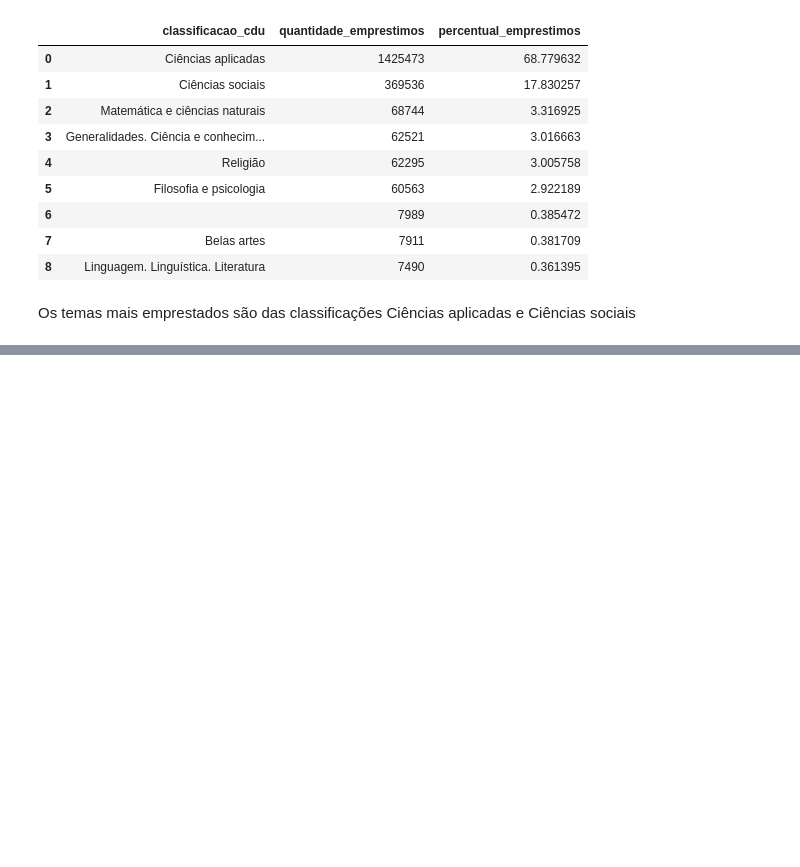
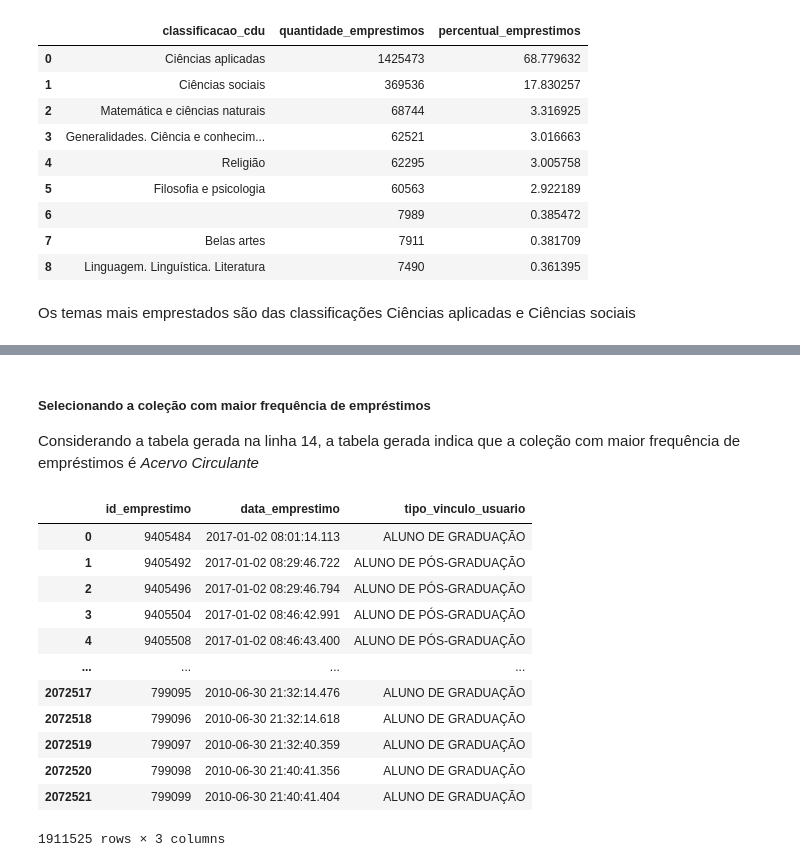
Before and after one commit to MaercioMamedes/_7DaysOfCode_Pandas, a Jupyter notebook: notebooks/analise_exploratoria.ipynb, the cells around one changed output, grey strips where cells are left out. Cells and saved outputs as stored; diff of their text form; code cells hidden in the pictures; blank space fills up the shorter version.

```diff
--- a/notebooks/analise_exploratoria.ipynb
+++ b/notebooks/analise_exploratoria.ipynb
@@ -324,0 +331,31 @@ Os temas mais emprestados são das classificações Ciências aplicadas e Ciênc
+# %% [markdown]
+##### Selecionando a coleção com maior frequência de empréstimos
+
+Considerando a tabela gerada na linha 14, a tabela gerada indica que a coleção com maior frequência de empréstimos é *Acervo Circulante*
+# %%
+# tabela de frequência das coleções mais emprestadas, de Alunos de Graduação e de Pós-Graduação
+df = pd.read_parquet('../datasets/dados_tratados/dados_emprestimos_tratados.parquet')
+
+df_colecao_grad_pos = df[
+                        (df['tipo_vinculo_usuario'] == 'ALUNO DE GRADUAÇÃO') |
+                        (df['tipo_vinculo_usuario'] == 'ALUNO DE PÓS-GRADUAÇÃO') &
+                        (df['colecao'] == 'Acervo Circulante')
+                        ]
+
+df_colecao_grad_pos = df_colecao_grad_pos[['id_emprestimo','data_emprestimo' ,'tipo_vinculo_usuario']]
+
+df_colecao_grad_pos
+# %% [output]
+|  | id_emprestimo | data_emprestimo | tipo_vinculo_usuario |
+| 0 | 9405484 | 2017-01-02 08:01:14.113 | ALUNO DE GRADUAÇÃO |
+| 1 | 9405492 | 2017-01-02 08:29:46.722 | ALUNO DE PÓS-GRADUAÇÃO |
+| 2 | 9405496 | 2017-01-02 08:29:46.794 | ALUNO DE PÓS-GRADUAÇÃO |
+| 3 | 9405504 | 2017-01-02 08:46:42.991 | ALUNO DE PÓS-GRADUAÇÃO |
+| 4 | 9405508 | 2017-01-02 08:46:43.400 | ALUNO DE PÓS-GRADUAÇÃO |
+| ... | ... | ... | ... |
+| 2072517 | 799095 | 2010-06-30 21:32:14.476 | ALUNO DE GRADUAÇÃO |
+| 2072518 | 799096 | 2010-06-30 21:32:14.618 | ALUNO DE GRADUAÇÃO |
+| 2072519 | 799097 | 2010-06-30 21:32:40.359 | ALUNO DE GRADUAÇÃO |
+| 2072520 | 799098 | 2010-06-30 21:40:41.356 | ALUNO DE GRADUAÇÃO |
+| 2072521 | 799099 | 2010-06-30 21:40:41.404 | ALUNO DE GRADUAÇÃO |
+1911525 rows × 3 columns
```
Also changed, not shown: parts of 6 cells of this notebook, 3 other files.
